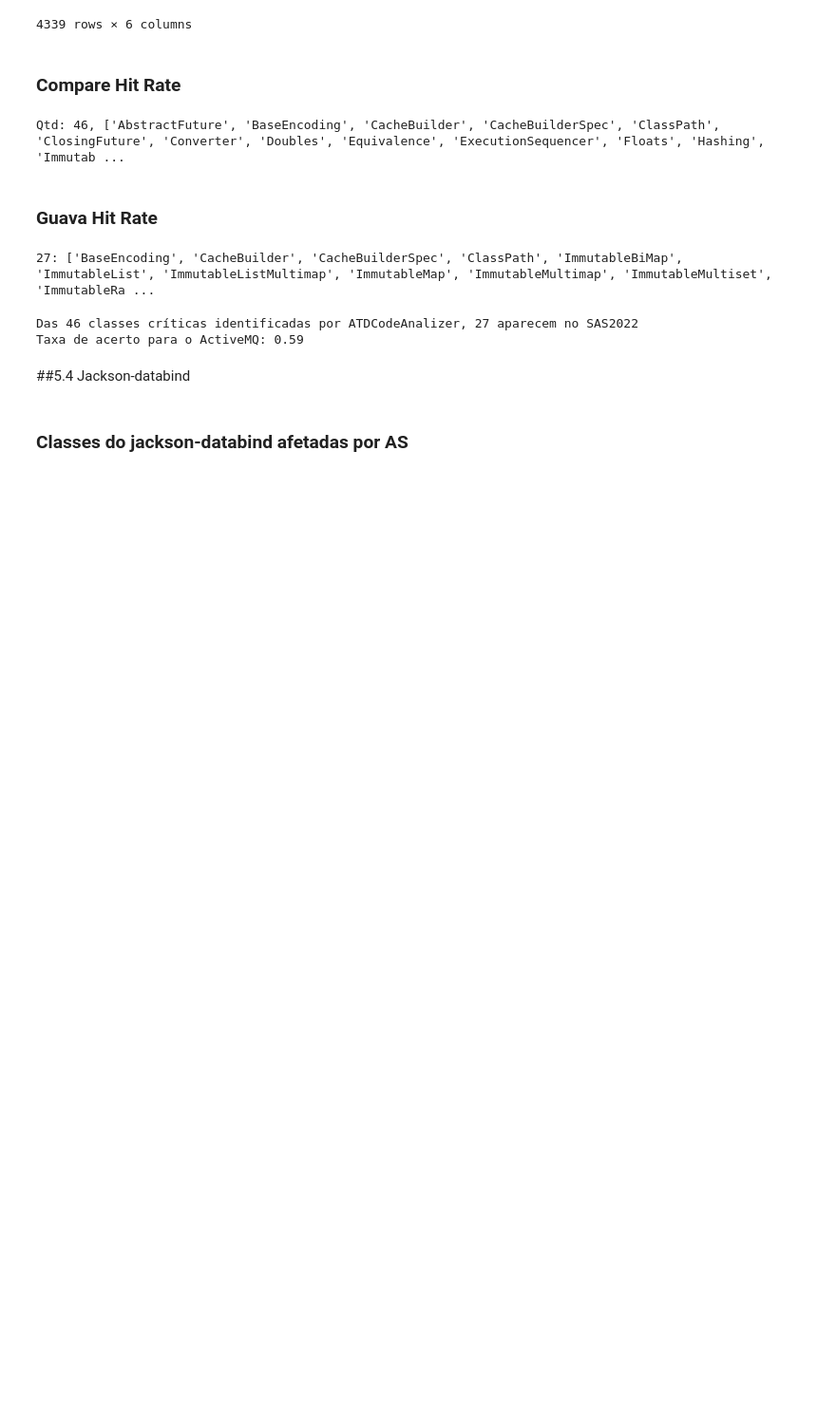
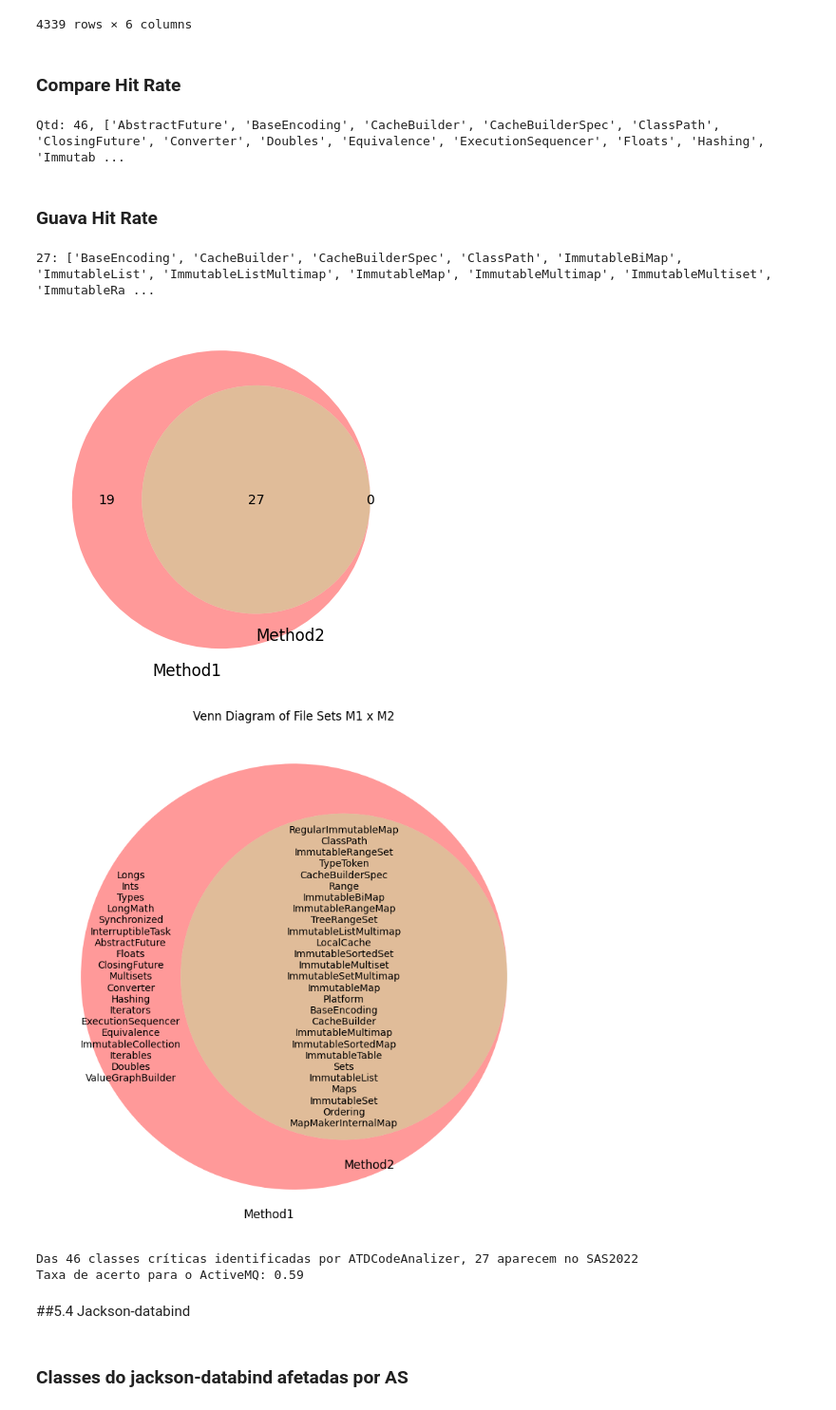
Before and after one commit to armandossrecife/piloto, a Jupyter notebook: notebooks/compare_with_sas2022.ipynb, the cells around one changed output. Shown at 95% size. Drawn from its saved outputs; the diff is of its cells as text; code cells hidden in the pictures; blank space fills up the shorter version.

```diff
--- a/notebooks/compare_with_sas2022.ipynb
+++ b/notebooks/compare_with_sas2022.ipynb
@@ -1514,6 +1568,11 @@ for each in lista_arquivos_criticos_guava:
 print(f'{len(lista_arquivos_criticos_guava_sas_2022)}: {lista_arquivos_criticos_guava_sas_2022}')
 # %% [output]
 27: ['BaseEncoding', 'CacheBuilder', 'CacheBuilderSpec', 'ClassPath', 'ImmutableBiMap', 'ImmutableList', 'ImmutableListMultimap', 'ImmutableMap', 'ImmutableMultimap', 'ImmutableMultiset', 'ImmutableRa ...
+# %%
+create_venn_diagram(lista1=lista_arquivos_criticos_guava, lista2=lista_arquivos_criticos_guava_sas_2022, show_labels=True)
+# %% [output]
+[figure, added]
+[figure, added]
 # %%
 qtd_classes_criticas_my_method_guava = len(lista_arquivos_criticos_guava)
 qtd_classes_criticas_sas_2022_guava = len(lista_arquivos_criticos_guava_sas_2022)
```
Also changed, not shown: parts of 16 cells of this notebook, 1 other file.
